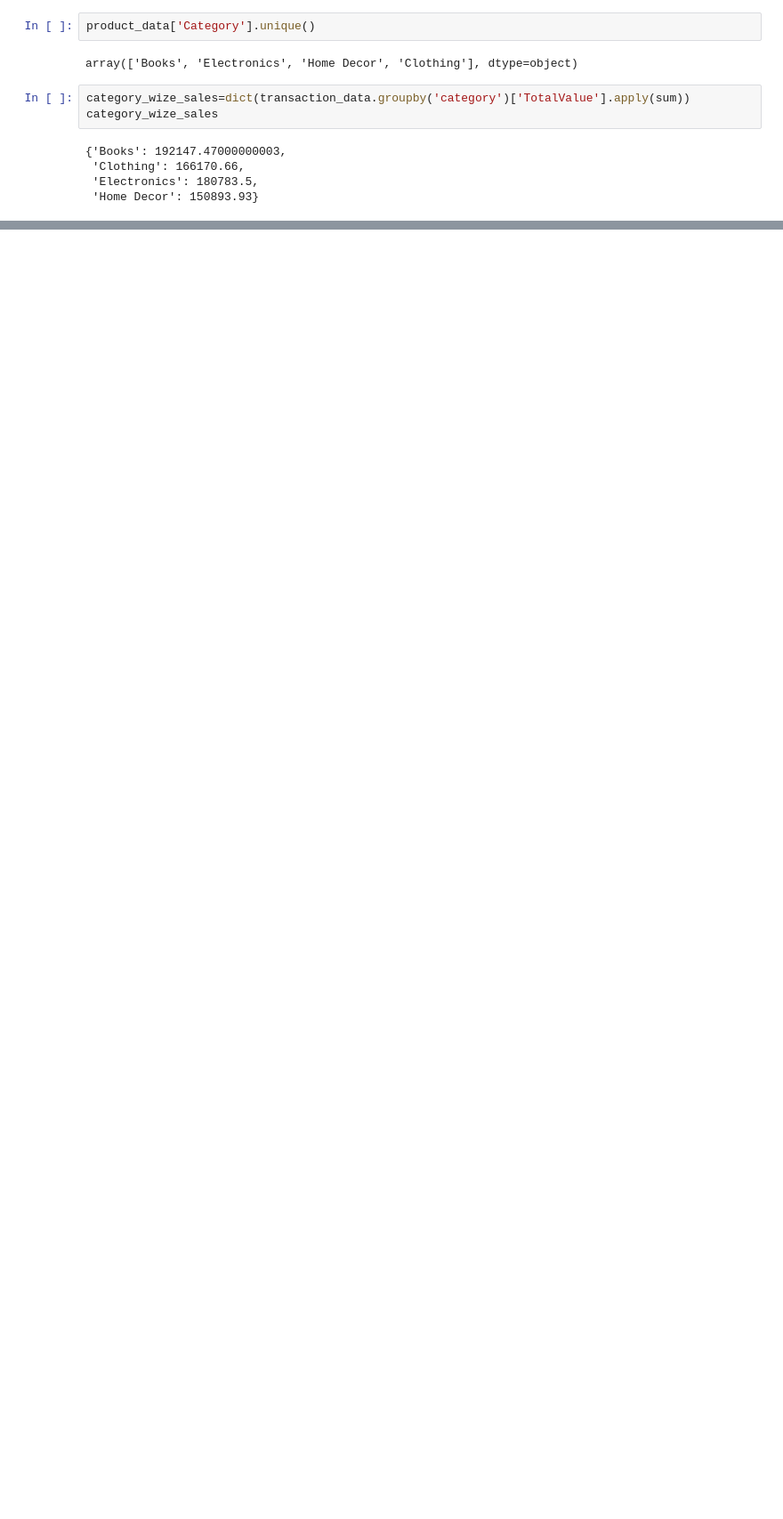
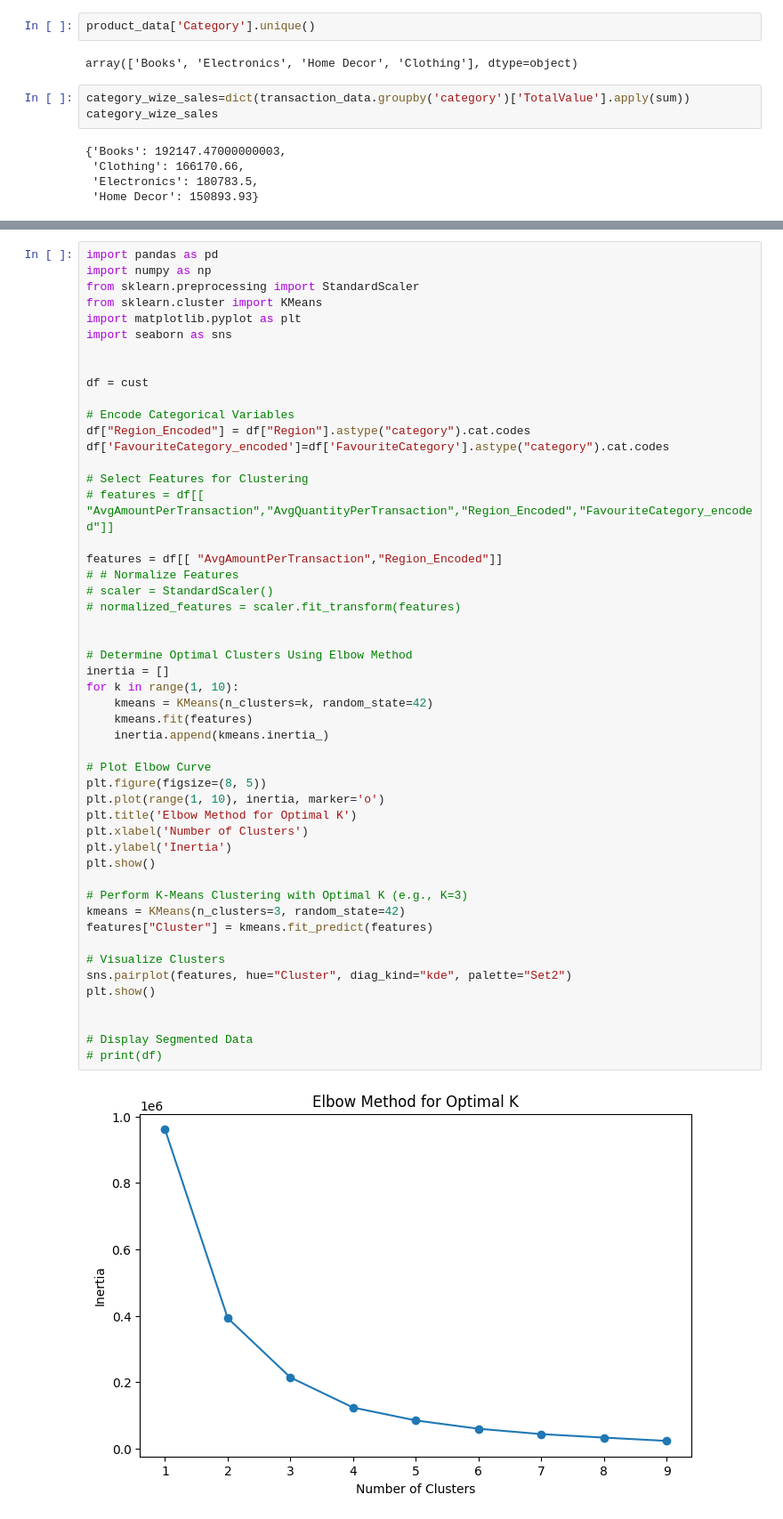
Before and after one commit to kavirajmetech/academic_miniprojects, a Jupyter notebook: zeopat/hello.ipynb, the cells around one changed output, grey strips where cells are left out. Shown at 89% size. Drawn from its saved outputs; the diff is of its cells as text; blank space fills up the shorter version.

```diff
--- a/zeopat/eda.ipynb
+++ b/zeopat/hello.ipynb
@@ -380,0 +476,52 @@ plt.show()
+# %%
+import pandas as pd
+import numpy as np
+from sklearn.preprocessing import StandardScaler
+from sklearn.cluster import KMeans
+import matplotlib.pyplot as plt
+import seaborn as sns
+
+
+df = cust
+
+# Encode Categorical Variables
+df["Region_Encoded"] = df["Region"].astype("category").cat.codes
+df['FavouriteCategory_encoded']=df['FavouriteCategory'].astype("category").cat.codes
+
+# Select Features for Clustering
+# features = df[[ "AvgAmountPerTransaction","AvgQuantityPerTransaction","Region_Encoded","FavouriteCategory_encoded"]]
+
+features = df[[ "AvgAmountPerTransaction","Region_Encoded"]]
+# # Normalize Features
+# scaler = StandardScaler()
+# normalized_features = scaler.fit_transform(features)
+
+
+# Determine Optimal Clusters Using Elbow Method
+inertia = []
+for k in range(1, 10):
+    kmeans = KMeans(n_clusters=k, random_state=42)
+    kmeans.fit(features)
+    inertia.append(kmeans.inertia_)
+
+# Plot Elbow Curve
+plt.figure(figsize=(8, 5))
+plt.plot(range(1, 10), inertia, marker='o')
+plt.title('Elbow Method for Optimal K')
+plt.xlabel('Number of Clusters')
+plt.ylabel('Inertia')
+plt.show()
+
+# Perform K-Means Clustering with Optimal K (e.g., K=3)
+kmeans = KMeans(n_clusters=3, random_state=42)
+features["Cluster"] = kmeans.fit_predict(features)
+
+# Visualize Clusters
+sns.pairplot(features, hue="Cluster", diag_kind="kde", palette="Set2")
+plt.show()
+
+
+# Display Segmented Data
+# print(df)
+# %% [output]
+[figure, added]
```
Also changed, not shown: parts of 8 cells of this notebook, 8 other files.
